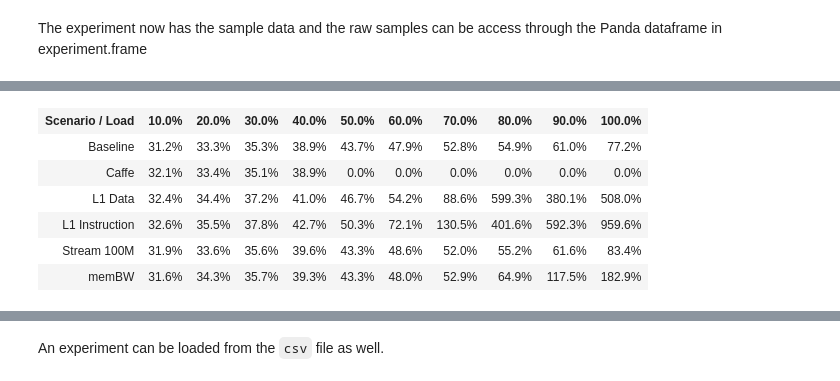
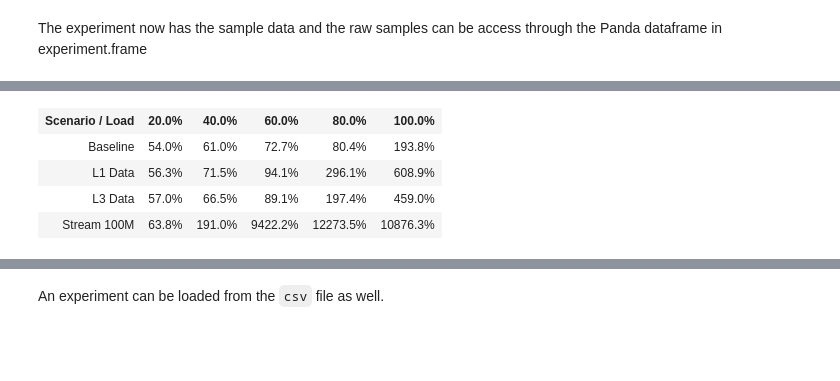
Before and after one commit to intelsdi-x/swan, a Jupyter notebook: scripts/jupyter/example.ipynb, the cells around one changed output, grey strips where cells are left out. Drawn from its saved outputs; the diff is of its cells as text; code cells hidden in the pictures; blank space fills up the shorter version.

```diff
--- a/scripts/jupyter/example.ipynb
+++ b/scripts/jupyter/example.ipynb
@@ -9,3 +7,6 @@ EXPERIMENT_ID = 'ad8b76f5-e627-4e9a-53b3-0b20117b7394'
+# %%
+EXPERIMENT_ID1 = 'f7d132e5-6a7e-4790-7697-6b65f7428c58'
+EXPERIMENT_ID2 = '05aa1be7-7d77-402a-4889-add0b7534229'
 # %% [markdown]
 The experiment module contains the entry point for swan experiment data.
 # %%
@@ -23,9 +20,12 @@ An experiment can now be loaded from the database by its ID.
 # %%
 import time
 
+start = time.time()
 
-start = time.time()
 exp1 = Experiment(cassandra_cluster=[IP],
-                        experiment_id=EXPERIMENT_ID, port=PORT)
+                        experiment_id=EXPERIMENT_ID1, port=PORT, name="with_conf1")
+exp2 = Experiment(cassandra_cluster=[IP],
+                        experiment_id=EXPERIMENT_ID2, port=PORT, name="without_conf2")
+
 stop = time.time()
 # %%
@@ -59,11 +79,9 @@ A sensivitify profile can now be generated using table and chart:
 # %%
-p = Profile(exp1, slo=500)
-p.sensitivity_table()
+p1 = Profile(exp1, slo=500)
+p1.sensitivity_table()
 # %% [output]
-| Scenario / Load | 10.0% | 20.0% | 30.0% | 40.0% | 50.0% | 60.0% | 70.0% | 80.0% | 90.0% | 100.0% |
-| Baseline | 31.2% | 33.3% | 35.3% | 38.9% | 43.7% | 47.9% | 52.8% | 54.9% | 61.0% | 77.2% |
-| Caffe | 32.1% | 33.4% | 35.1% | 38.9% | 0.0% | 0.0% | 0.0% | 0.0% | 0.0% | 0.0% |
-| L1 Data | 32.4% | 34.4% | 37.2% | 41.0% | 46.7% | 54.2% | 88.6% | 599.3% | 380.1% | 508.0% |
-| L1 Instruction | 32.6% | 35.5% | 37.8% | 42.7% | 50.3% | 72.1% | 130.5% | 401.6% | 592.3% | 959.6% |
-| Stream 100M | 31.9% | 33.6% | 35.6% | 39.6% | 43.3% | 48.6% | 52.0% | 55.2% | 61.6% | 83.4% |
-| memBW | 31.6% | 34.3% | 35.7% | 39.3% | 43.3% | 48.0% | 52.9% | 64.9% | 117.5% | 182.9% |
+| Scenario / Load | 20.0% | 40.0% | 60.0% | 80.0% | 100.0% |
+| Baseline | 54.0% | 61.0% | 72.7% | 80.4% | 193.8% |
+| L1 Data | 56.3% | 71.5% | 94.1% | 296.1% | 608.9% |
+| L3 Data | 57.0% | 66.5% | 89.1% | 197.4% | 459.0% |
+| Stream 100M | 63.8% | 191.0% | 9422.2% | 12273.5% | 10876.3% |
```
Also changed, not shown: parts of 19 cells of this notebook, 5 other files.
